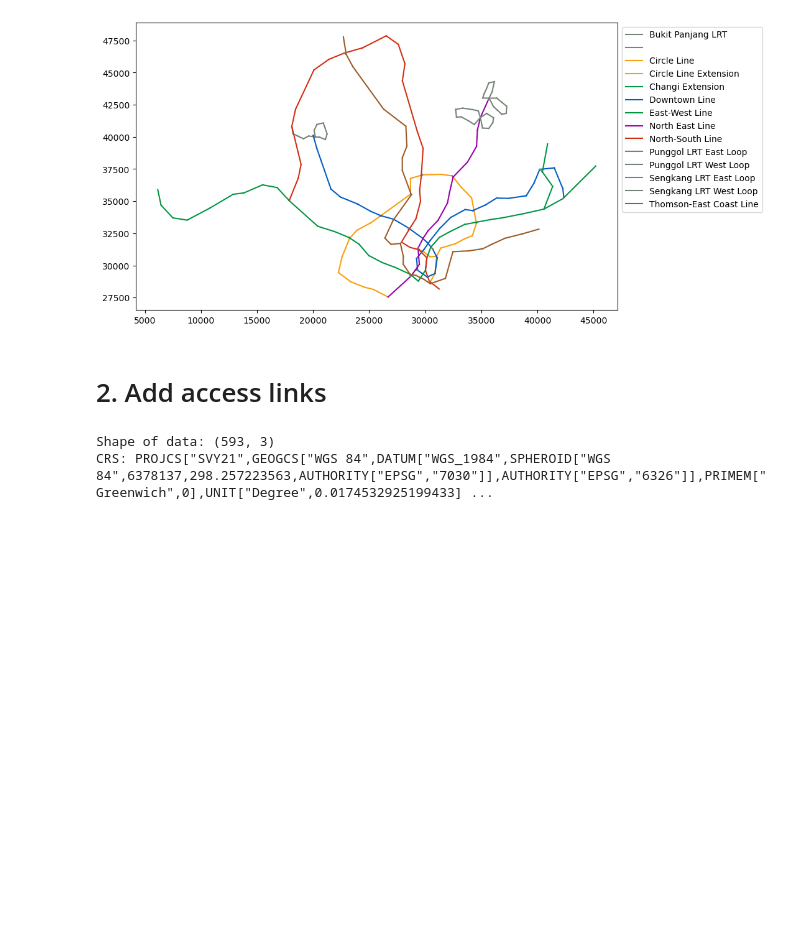
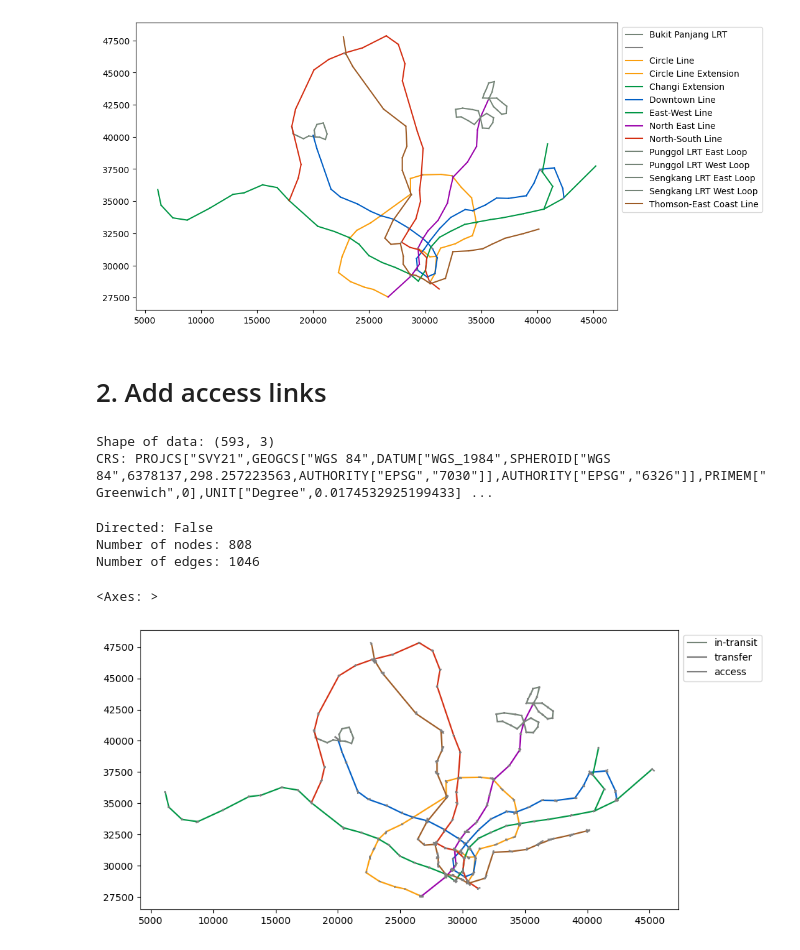
Before and after one commit to veager/VeDa-Public-Transit-Network, a Jupyter notebook: Singapore/metro_network/Create metro network graph.ipynb, the cells around one changed output. Saved outputs shown, nothing was run; the diff lists cells and outputs as text; code cells hidden in the pictures; blank space fills up the shorter version.

```diff
--- a/Singapore/metro_network/Create metro network graph.ipynb
+++ b/Singapore/metro_network/Create metro network graph.ipynb
@@ -147,32 +149,46 @@ CRS: PROJCS["SVY21",GEOGCS["WGS 84",DATUM["WGS_1984",SPHEROID["WGS 84",6378137,2
 # %%
 # relabel station nodes
 graph = nx.relabel_nodes(graph, mapping={node : f'S{node}' for node in graph.nodes()})
+graph_exit = copy.deepcopy(graph)
 
 # add node
 from codes.utils.graph_network.create_metro_graph import graph_add_nodes_from_dataframe
-graph = graph_add_nodes_from_dataframe(
-    graph,
+graph_exit = graph_add_nodes_from_dataframe(
+    graph_exit,
     data = stn_exit,
     node_id_col = 'node_id',
     attr_list = ['name_id', 'x', 'y', 'lon', 'lat', 'exit_code'])
 
+
 # add edges
 for node in graph.nodes(data=True):
-
     stn_node_id = node[0]
     stn_name_id = node[1]['name_id']
 
     exit_node = stn_exit.query('name_id == @stn_name_id')
-
     if len(exit_node) == 0:
         print('Not found exit for station:', stn_name_id)
     else:
         for exit_node_id in exit_node['node_id'].to_list():
             # print(stn_node_id, exit_node_id)
-            graph.add_edge(stn_node_id, exit_node_id, travel_type='access')
+            graph_exit.add_edge(stn_node_id, exit_node_id, travel_type='access')
 
 # print information
-print_graph_basic_information(graph)
+print_graph_basic_information(graph_exit)
+# %% [output]
+Directed: False
+Number of nodes: 808
+Number of edges: 1046
+# %%
+plot_geographical_graph_edge(
+    graph_exit,
+    x_col = 'x', y_col = 'y',
+    mline_label = 'travel_type',
+    mline_color = 'line_color',
+    sort_legend = None)
+# %% [output]
+<Axes: >
+[figure, added]
 # %%
 # # save graph
 # path ='sg_metro_network_with_exit_202406.gexf'
```
Also changed, not shown: parts of 3 cells of this notebook, 2 other files.
